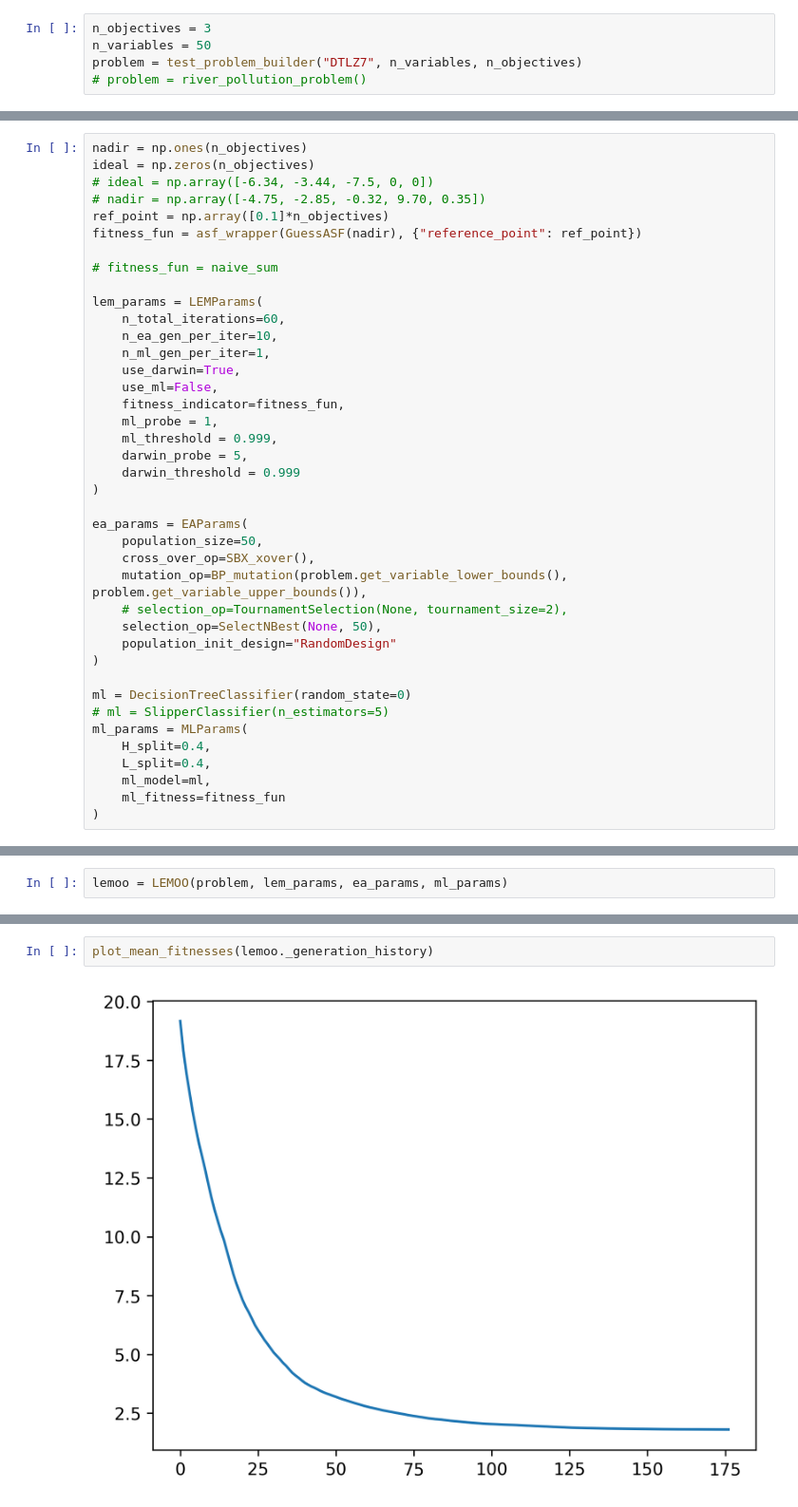
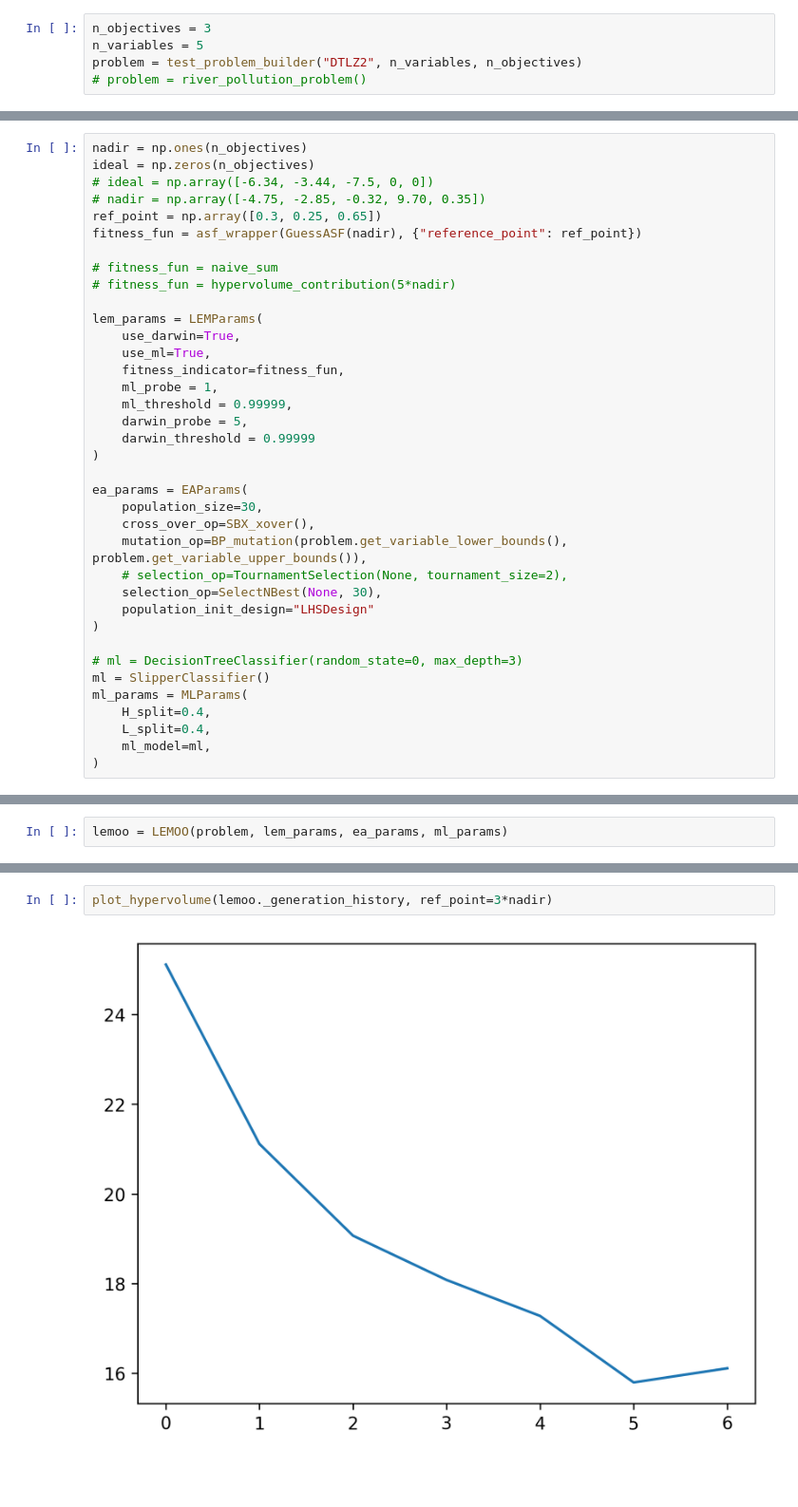
Before and after one commit to gialmisi/XLEMOO, a Jupyter notebook: notebooks/Testing.ipynb, the cells around one changed output, grey strips where cells are left out. Shown: that part at 95% size. Drawn from its saved outputs; the diff is of its cells as text; blank space fills up the shorter version.

Commit message:
Added hypervolume indicator.

```diff
--- a/notebooks/Testing.ipynb
+++ b/notebooks/Testing.ipynb
@@ -24,8 +24,8 @@ from imodels import C45TreeClassifier, SlipperClassifier
 ## Define problem
 # %%
 n_objectives = 3
-n_variables = 50
-problem = test_problem_builder("DTLZ7", n_variables, n_objectives)
+n_variables = 5
+problem = test_problem_builder("DTLZ2", n_variables, n_objectives)
 # problem = river_pollution_problem()
 # %% [markdown]
 ## Setting model parameters
@@ -34,40 +34,37 @@ nadir = np.ones(n_objectives)
 ideal = np.zeros(n_objectives)
 # ideal = np.array([-6.34, -3.44, -7.5, 0, 0])
 # nadir = np.array([-4.75, -2.85, -0.32, 9.70, 0.35])
-ref_point = np.array([0.1]*n_objectives)
+ref_point = np.array([0.3, 0.25, 0.65])
 fitness_fun = asf_wrapper(GuessASF(nadir), {"reference_point": ref_point})
 
 # fitness_fun = naive_sum
+# fitness_fun = hypervolume_contribution(5*nadir)
 
 lem_params = LEMParams(
-    n_total_iterations=60,
-    n_ea_gen_per_iter=10,
-    n_ml_gen_per_iter=1,
     use_darwin=True,
-    use_ml=False,
+    use_ml=True,
     fitness_indicator=fitness_fun,
     ml_probe = 1,
-    ml_threshold = 0.999,
+    ml_threshold = 0.99999,
     darwin_probe = 5,
-    darwin_threshold = 0.999
+    darwin_threshold = 0.99999
 )
 
 ea_params = EAParams(
-    population_size=50,
+    population_size=30,
     cross_over_op=SBX_xover(),
     mutation_op=BP_mutation(problem.get_variable_lower_bounds(), problem.get_variable_upper_bounds()),
     # selection_op=TournamentSelection(None, tournament_size=2),
-    selection_op=SelectNBest(None, 50),
-    population_init_design="RandomDesign"
+    selection_op=SelectNBest(None, 30),
+    population_init_design="LHSDesign"
 )
 
-ml = DecisionTreeClassifier(random_state=0)
-# ml = SlipperClassifier(n_estimators=5)
+# ml = DecisionTreeClassifier(random_state=0, max_depth=3)
+ml = SlipperClassifier()
 ml_params = MLParams(
     H_split=0.4,
     L_split=0.4,
     ml_model=ml,
-    ml_fitness=fitness_fun
 )
 # %% [markdown]
 ## Setup LEMOO model
@@ -97,5 +78,5 @@ lemoo.run()
 # %%
-plot_mean_fitnesses(lemoo._generation_history)
+plot_hypervolume(lemoo._generation_history, ref_point=3*nadir)
 # %% [output]
-[figure, old version]
+[figure, new version]
 # %%
```
Also changed, not shown: parts of 5 cells of this notebook, 5 other files.
